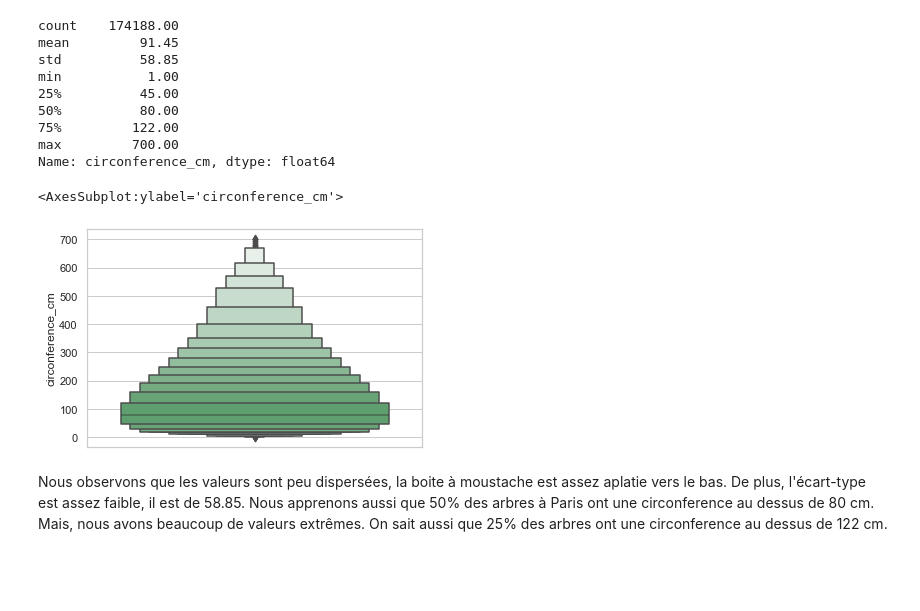
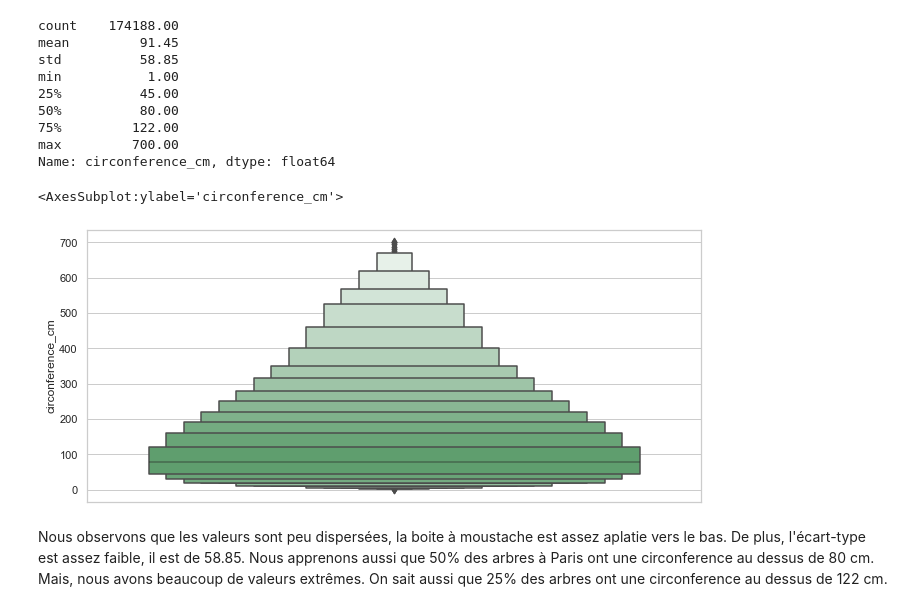
Before and after one commit to AurelieAAN/OP_Projet2, a Jupyter notebook: Scripts_Analyse01.ipynb, the cells around one changed output. Drawn from its saved outputs; the diff is of its cells as text; code cells hidden in the pictures; blank space fills up the shorter version.

Commit message:
update comms quali + update graphs quanli

```diff
--- a/Scripts_Analyse01.ipynb
+++ b/Scripts_Analyse01.ipynb
@@ -377,13 +385,13 @@ Name: circonference_cm, dtype: float64
 # %%
 
 sns.set_theme(style="whitegrid")
-
+plt.figure(figsize=(11,5))
 sns.boxenplot(y="circonference_cm",
               color="g",
               scale="linear", data=data)
 # %% [output]
 <AxesSubplot:ylabel='circonference_cm'>
-[figure, old version]
+[figure, new version]
 # %% [markdown]
 Nous observons que les valeurs sont peu dispersées, la boite à moustache est assez aplatie vers le bas. De plus, l'écart-type est assez faible, il est de 58.85.
 Nous apprenons aussi que 50% des arbres à Paris ont une circonference au dessus de 80 cm. Mais, nous avons beaucoup de valeurs extrêmes.
```
Also changed, not shown: parts of 95 cells of this notebook.
